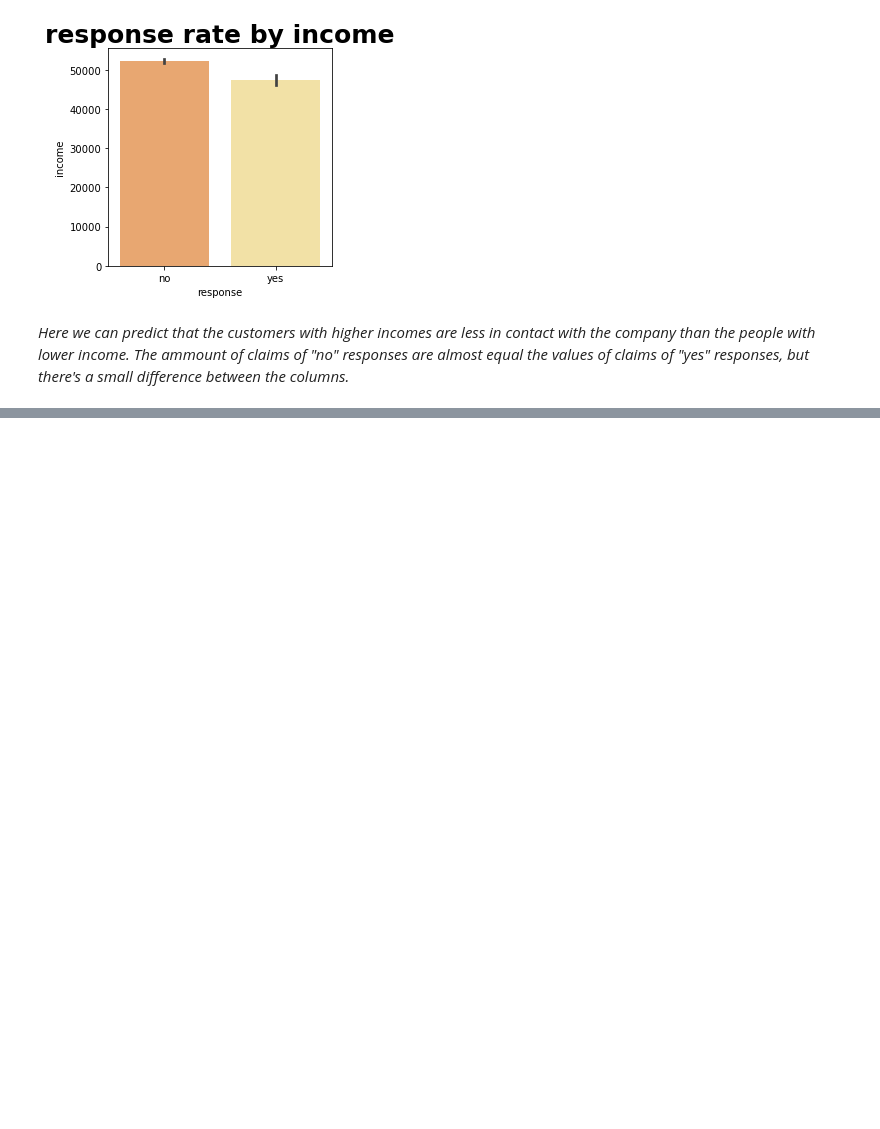
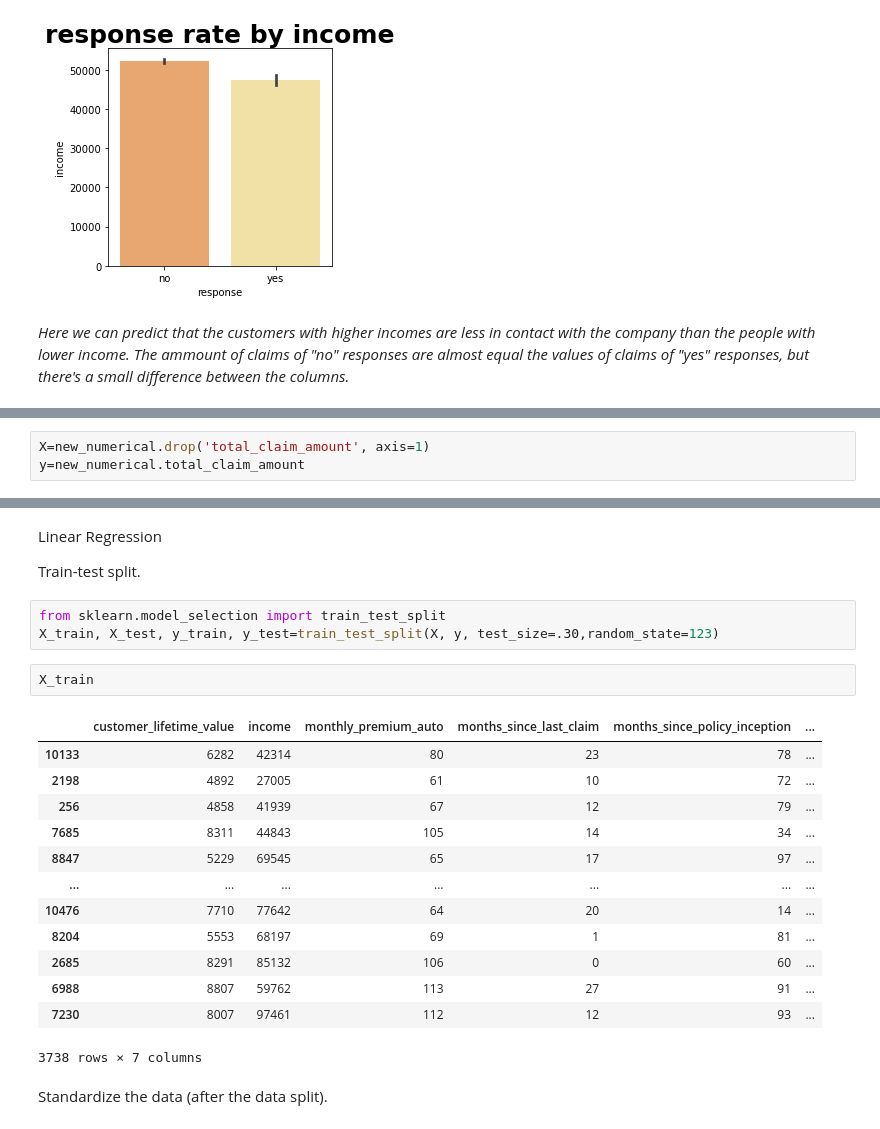
Before and after one commit to deniemmer/IronDenise, a Jupyter notebook: Week2/28.03/Activities_week2.ipynb, the cells around one changed output, grey strips where cells are left out. Drawn from its saved outputs; the diff is of its cells as text; blank space fills up the shorter version.

```diff
--- a/Week2/28.03/Activities_week2.ipynb
+++ b/Week2/28.03/Activities_week2.ipynb
@@ -851,0 +852,3 @@ X-y split (y is the target variable which is the total claim amount)
+# %%
+X=new_numerical.drop('total_claim_amount', axis=1)
+y=new_numerical.total_claim_amount
@@ -851,0 +871,25 @@ X-y split (y is the target variable which is the total claim amount)
+# %% [markdown]
+Linear Regression
+
+Train-test split.
+# %%
+from sklearn.model_selection import train_test_split
+X_train, X_test, y_train, y_test=train_test_split(X, y, test_size=.30,random_state=123)
+# %%
+X_train
+# %% [output]
+|  | customer_lifetime_value | income | monthly_premium_auto | months_since_last_claim | months_since_policy_inception | ... |
+| 10133 | 6282 | 42314 | 80 | 23 | 78 | ... |
+| 2198 | 4892 | 27005 | 61 | 10 | 72 | ... |
+| 256 | 4858 | 41939 | 67 | 12 | 79 | ... |
+| 7685 | 8311 | 44843 | 105 | 14 | 34 | ... |
+| 8847 | 5229 | 69545 | 65 | 17 | 97 | ... |
+| ... | ... | ... | ... | ... | ... | ... |
+| 10476 | 7710 | 77642 | 64 | 20 | 14 | ... |
+| 8204 | 5553 | 68197 | 69 | 1 | 81 | ... |
+| 2685 | 8291 | 85132 | 106 | 0 | 60 | ... |
+| 6988 | 8807 | 59762 | 113 | 27 | 91 | ... |
+| 7230 | 8007 | 97461 | 112 | 12 | 93 | ... |
+3738 rows × 7 columns
+# %% [markdown]
+Standardize the data (after the data split).
```
Also changed, not shown: parts of 87 cells of this notebook.
